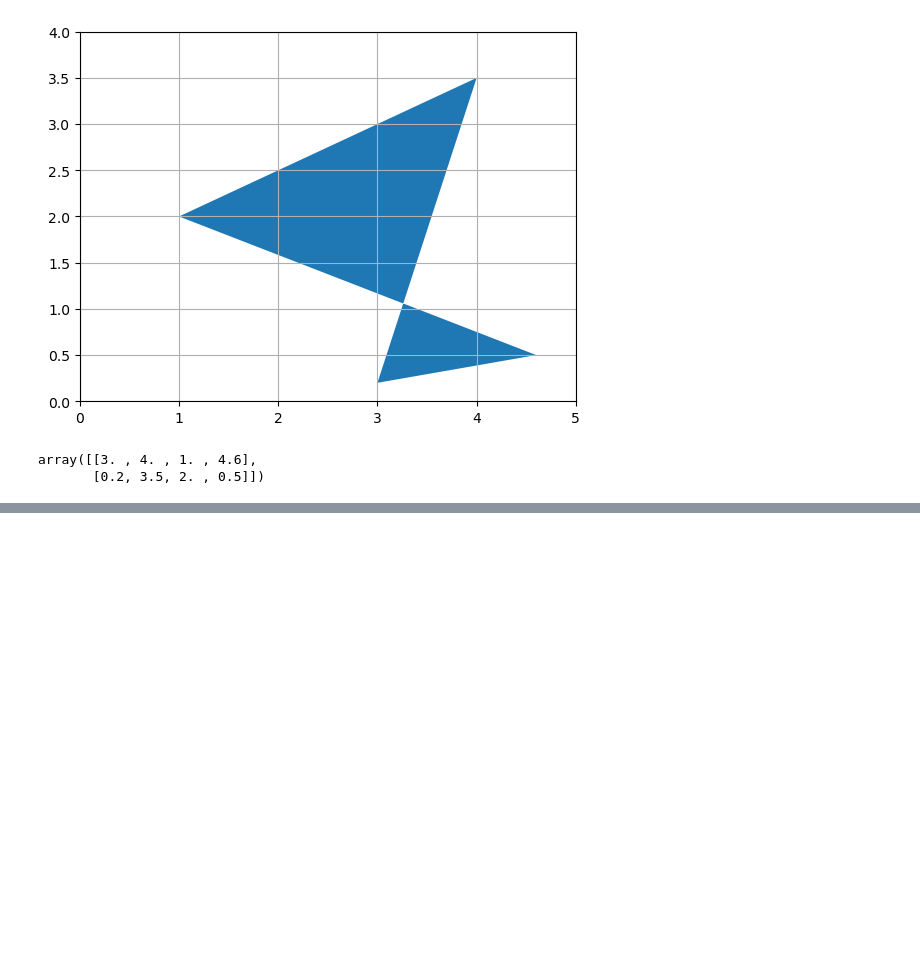
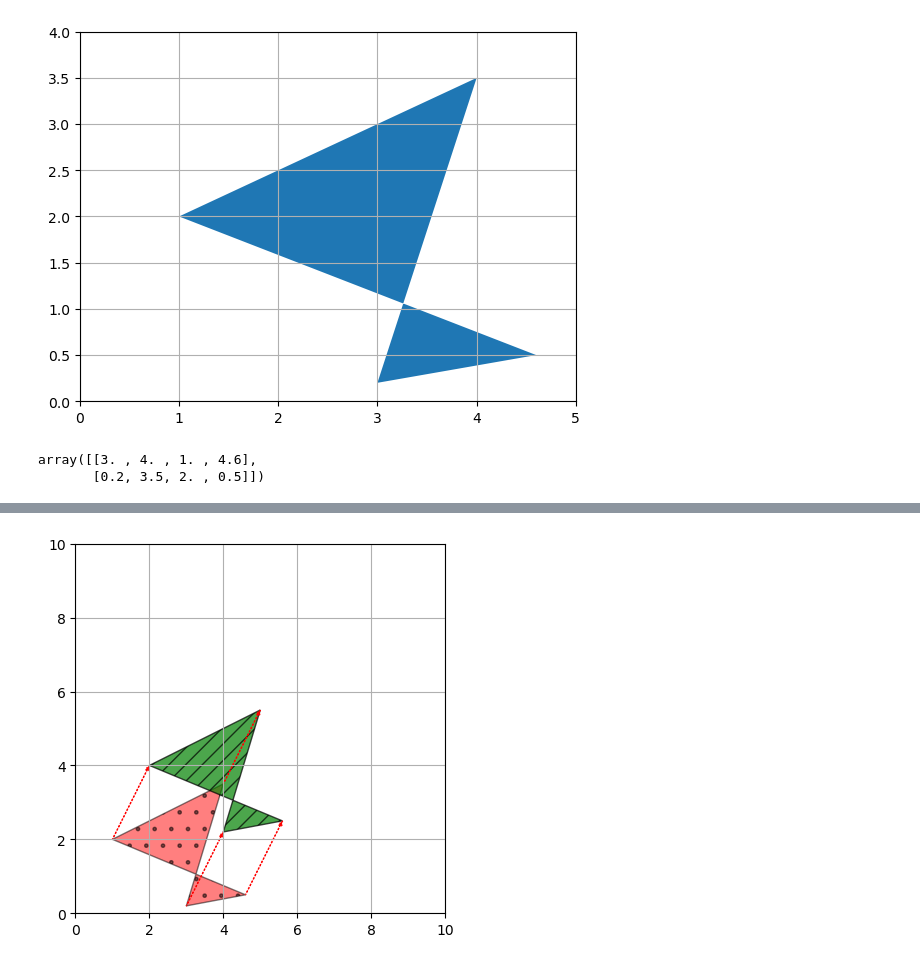
Before and after one commit to 1Nitin1/Jupyter-Codes, a Jupyter notebook: Maths for ML/Linear_Algebra.ipynb, the cells around one changed output, grey strips where cells are left out. Saved outputs shown, nothing was run; the diff lists cells and outputs as text; code cells hidden in the pictures; blank space fills up the shorter version.

```diff
--- a/Maths for ML/Linear_Algebra.ipynb
+++ b/Maths for ML/Linear_Algebra.ipynb
@@ -355,0 +356,5 @@ translate(P,Q)
+# %%
+Q=np.array([[1,1,1,1],[2,2,2,2]])
+translate(P,Q)
+# %% [output]
+[figure, added]
```
Also changed, not shown: parts of 10 cells of this notebook.
